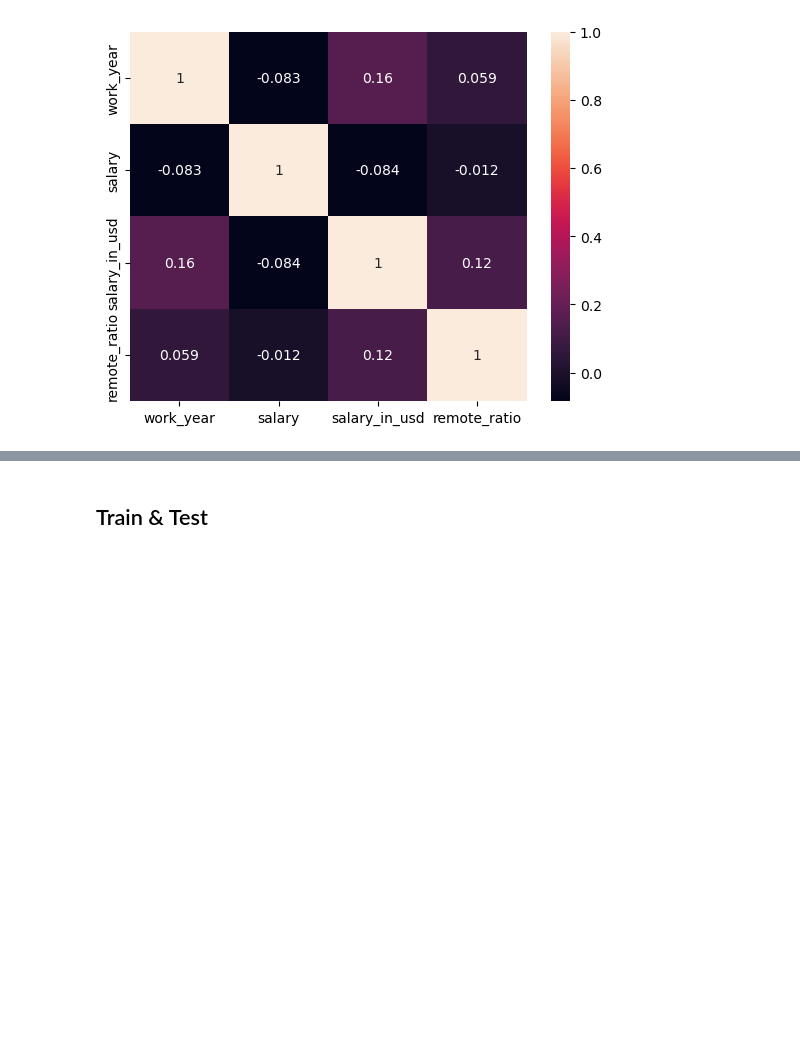
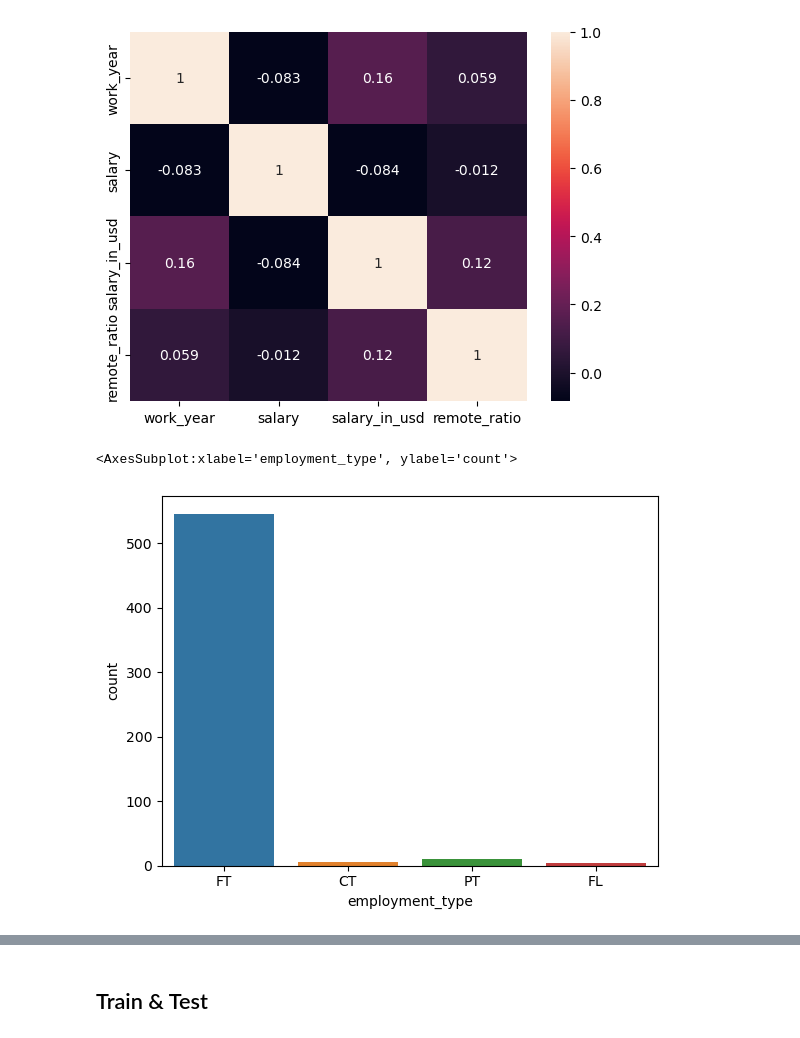
Before and after one commit to sha2992/DataProject, a Jupyter notebook: data-science-jobs-salary-insights.ipynb, the cells around one changed output, grey strips where cells are left out. Cells and saved outputs as stored; diff of their text form; code cells hidden in the pictures; blank space fills up the shorter version.

```diff
--- a/data-science-jobs-salary-insights.ipynb
+++ b/data-science-jobs-salary-insights.ipynb
@@ -190,3 +192,8 @@ sns.heatmap(df.corr(),annot=True)
 # %% [output]
 <AxesSubplot:>
 [figure]
+# %%
+sns.countplot(x=df['employment_type'])
+# %% [output]
+<AxesSubplot:xlabel='employment_type', ylabel='count'>
+[figure, added]
```
Also changed, not shown: parts of 8 cells of this notebook.
